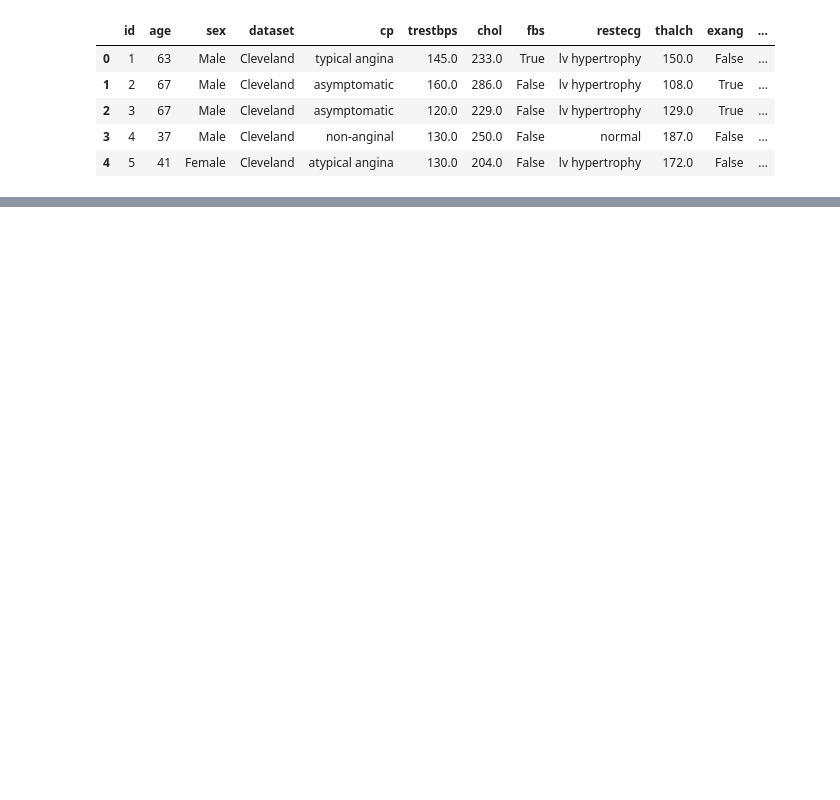
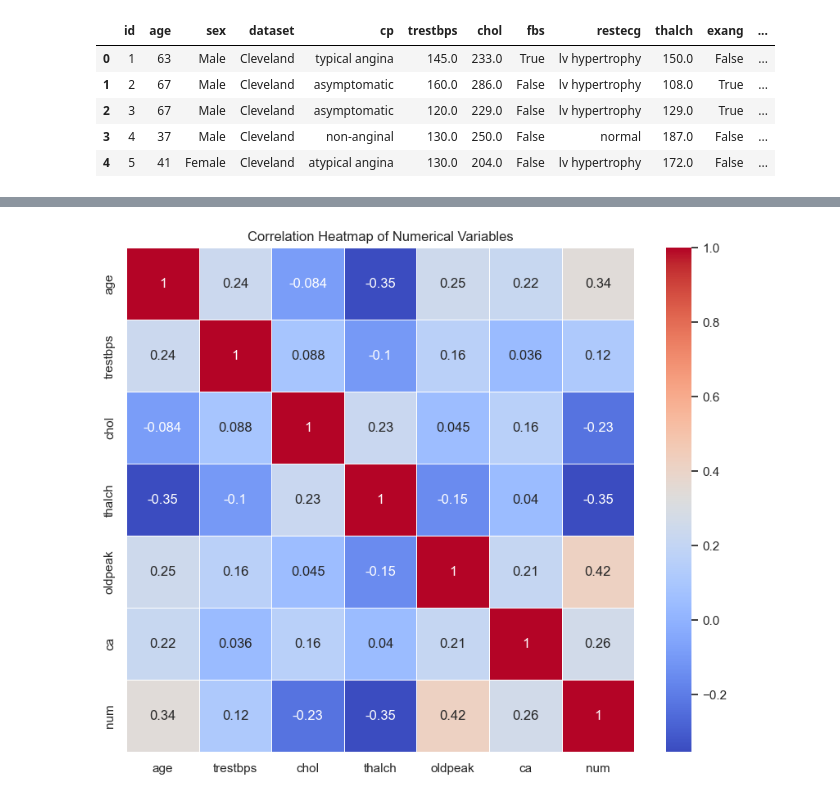
Before and after one commit to ZigaLarissa/heart-disease-analysis, a Jupyter notebook: model.ipynb, the cells around one changed output, grey strips where cells are left out. Drawn from its saved outputs; the diff is of its cells as text; code cells hidden in the pictures; blank space fills up the shorter version.

```diff
--- a/model.ipynb
+++ b/model.ipynb
@@ -35,0 +142,16 @@ df.head()
+# %%
+# 2. Correlation heatmap
+
+# Select only numerical columns for correlation
+numerical_columns = df.select_dtypes(include=['float64', 'int64']).columns
+
+# Calculate the correlation matrix using only numerical columns
+correlation_matrix = df[numerical_columns].corr()
+
+# Plot the correlation heatmap
+plt.figure(figsize=(10, 8))
+sns.heatmap(correlation_matrix, annot=True, cmap='coolwarm', linewidths=0.5)
+plt.title('Correlation Heatmap of Numerical Variables')
+plt.show()
+# %% [output]
+[figure, added]
```
Also changed, not shown: parts of 9 cells of this notebook.
